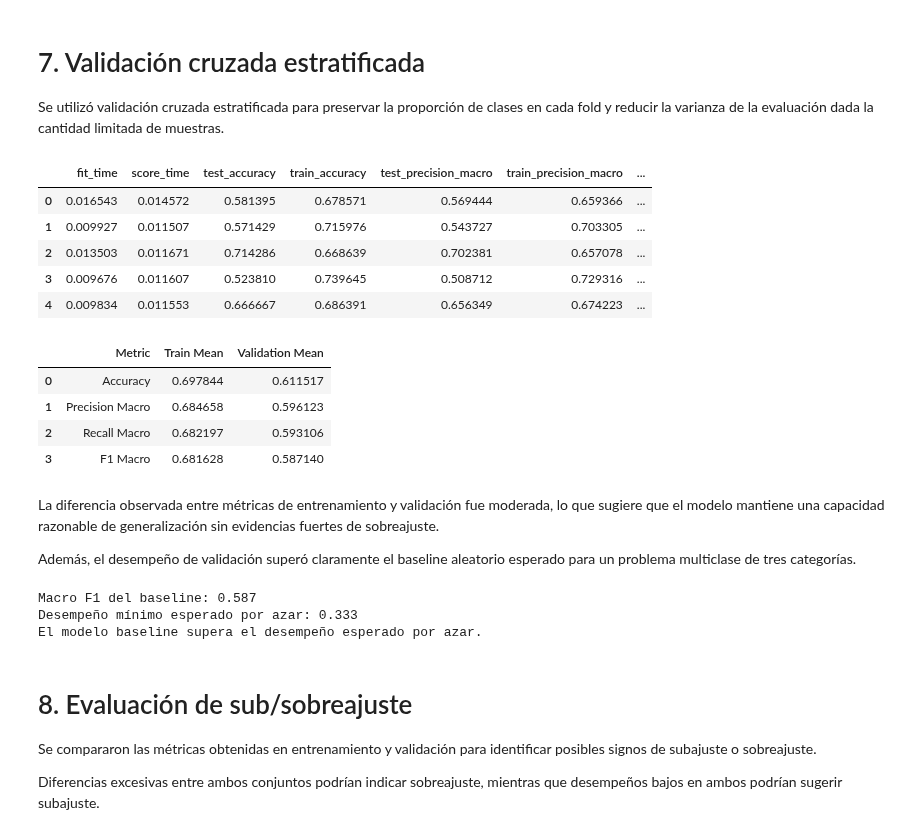
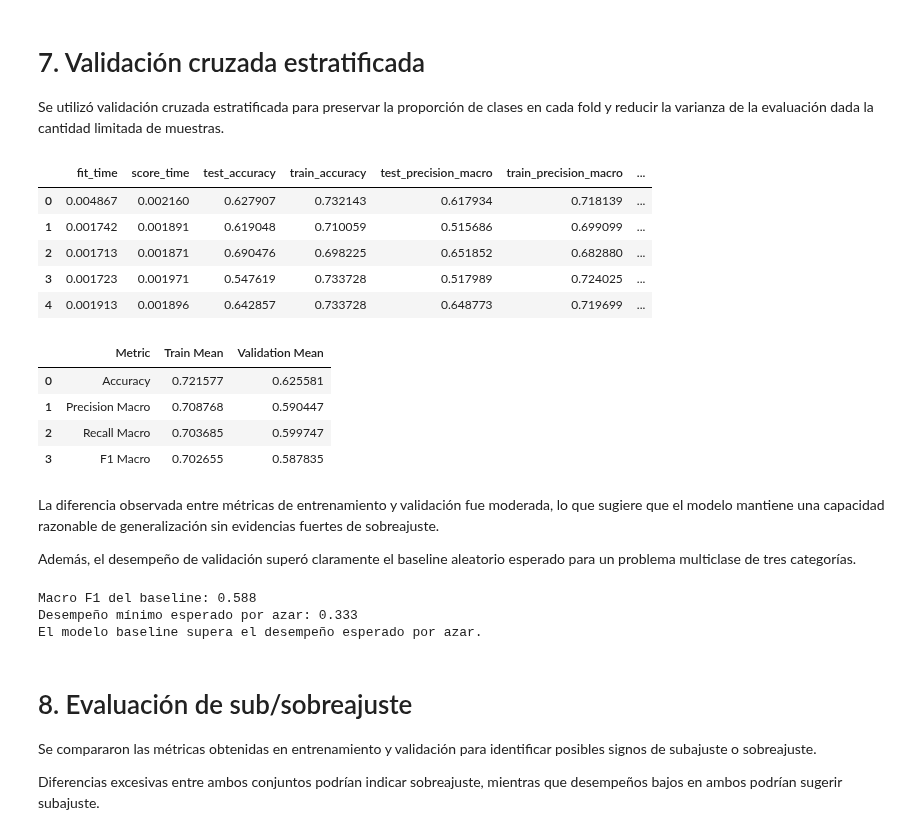
Before and after one commit to A01795919/proyecto_integrador_equipo-22, a Jupyter notebook: notebooks/Avance3_Equipo22.ipynb, the cells around one changed output. Saved outputs shown, nothing was run; the diff lists cells and outputs as text; code cells hidden in the pictures.

```diff
--- a/notebooks/Avance3_Equipo22.ipynb
+++ b/notebooks/Avance3_Equipo22.ipynb
@@ -232,0 +68,24 @@ X_scaled.head()
+# %%
+# ============================================================
+# 2. Carga del dataset final desde el Avance 2
+# ============================================================
+# Las matrices X_intersect y y se construyeron y exportaron en el Avance 2 tras:
+#   - limpieza inicial
+#   - imputación por mediana de grupo (validada contra MICE)
+#   - codificación One-Hot
+#   - transformación Box-Cox sobre continuas positivas
+#   - escalamiento (StandardScaler)
+#   - selección supervisada (intersección MI ∩ ANOVA + clínicas + categóricas)
+
+from pathlib import Path
+
+DATA_DIR = Path('.').resolve()
+
+X = pd.read_csv(DATA_DIR / 'avance2_X_intersect.csv')
+y = pd.read_csv(DATA_DIR / 'avance2_y.csv')['group']
+
+print(f'Ruta de datos: {DATA_DIR}')
+print(f'X_intersect shape: {X.shape}')
+print(f'y shape: {y.shape}')
+print(f'\nDistribución de clases:')
+print(y.value_counts().to_dict())
@@ -319,40 +246,41 @@ cv = StratifiedKFold(
     n_splits=5,
     shuffle=True,
     random_state=42
 )
 
+# multi_class por defecto desde sklearn >=1.5; no se pasa explícitamente
+# para evitar FutureWarning de deprecación.
 model = LogisticRegression(
     max_iter=5000,
-    multi_class='multinomial',
     random_state=42
 )
 
 scoring = [
     'accuracy',
     'precision_macro',
     'recall_macro',
     'f1_macro'
 ]
 
 cv_results = cross_validate(
     model,
-    X_scaled,
+    X,
     y,
     cv=cv,
     scoring=scoring,
     return_train_score=True
 )
 
 results = pd.DataFrame(cv_results)
 
 results.head()
 # %% [output]
 |  | fit_time | score_time | test_accuracy | train_accuracy | test_precision_macro | train_precision_macro | ... |
-| 0 | 0.016543 | 0.014572 | 0.581395 | 0.678571 | 0.569444 | 0.659366 | ... |
-| 1 | 0.009927 | 0.011507 | 0.571429 | 0.715976 | 0.543727 | 0.703305 | ... |
-| 2 | 0.013503 | 0.011671 | 0.714286 | 0.668639 | 0.702381 | 0.657078 | ... |
-| 3 | 0.009676 | 0.011607 | 0.523810 | 0.739645 | 0.508712 | 0.729316 | ... |
-| 4 | 0.009834 | 0.011553 | 0.666667 | 0.686391 | 0.656349 | 0.674223 | ... |
+| 0 | 0.004867 | 0.002160 | 0.627907 | 0.732143 | 0.617934 | 0.718139 | ... |
+| 1 | 0.001742 | 0.001891 | 0.619048 | 0.710059 | 0.515686 | 0.699099 | ... |
+| 2 | 0.001713 | 0.001871 | 0.690476 | 0.698225 | 0.651852 | 0.682880 | ... |
+| 3 | 0.001723 | 0.001971 | 0.547619 | 0.733728 | 0.517989 | 0.724025 | ... |
+| 4 | 0.001913 | 0.001896 | 0.642857 | 0.733728 | 0.648773 | 0.719699 | ... |
 # %%
 # ============================================================
 # Resultados promedio
@@ -382,10 +310,10 @@ summary_results = pd.DataFrame({
 summary_results
 # %% [output]
 |  | Metric | Train Mean | Validation Mean |
-| 0 | Accuracy | 0.697844 | 0.611517 |
-| 1 | Precision Macro | 0.684658 | 0.596123 |
-| 2 | Recall Macro | 0.682197 | 0.593106 |
-| 3 | F1 Macro | 0.681628 | 0.587140 |
+| 0 | Accuracy | 0.721577 | 0.625581 |
+| 1 | Precision Macro | 0.708768 | 0.590447 |
+| 2 | Recall Macro | 0.703685 | 0.599747 |
+| 3 | F1 Macro | 0.702655 | 0.587835 |
 # %% [markdown]
 La diferencia observada entre métricas de entrenamiento y validación fue moderada, lo que sugiere que el modelo mantiene una capacidad razonable de generalización sin evidencias fuertes de sobreajuste.
 
@@ -408,7 +336,7 @@ if baseline_f1 > random_baseline:
 else:
     print("El modelo baseline NO supera el desempeño esperado por azar.")
 # %% [output]
-Macro F1 del baseline: 0.587
+Macro F1 del baseline: 0.588
 Desempeño mínimo esperado por azar: 0.333
 El modelo baseline supera el desempeño esperado por azar.
 # %% [markdown]
```
Also changed, not shown: parts of 21 cells of this notebook.
